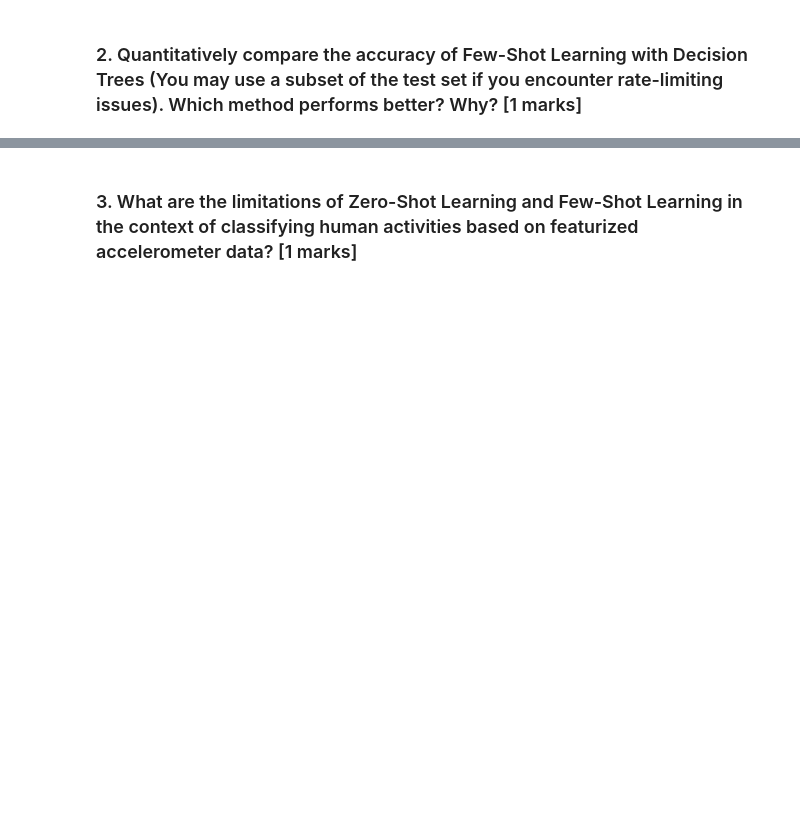
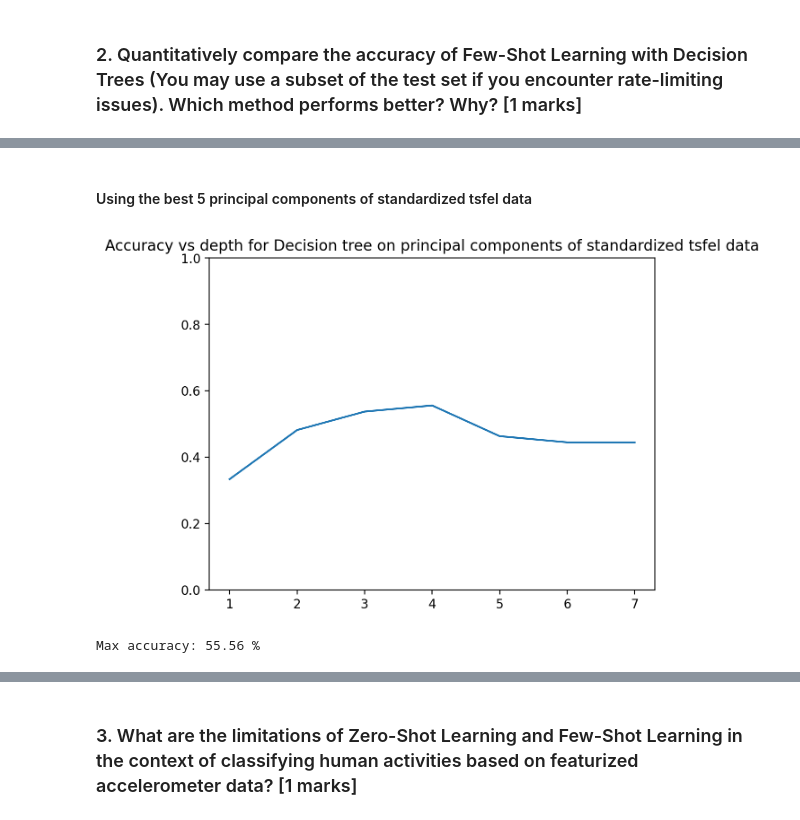
Before and after one commit to Reckadon/ES335-ML-Assignment-1, a Jupyter notebook: Task3.ipynb, the cells around one changed output, grey strips where cells are left out. Saved outputs shown, nothing was run; the diff lists cells and outputs as text; code cells hidden in the pictures; blank space fills up the shorter version.

```diff
--- a/Task3.ipynb
+++ b/Task3.ipynb
@@ -495,0 +513,21 @@ The reasons behind this can be many, including:
+# %% [markdown]
+#### Using the best 5 principal components of standardized tsfel data
+# %%
+from sklearn.metrics import accuracy_score
+from sklearn.tree import DecisionTreeClassifier
+
+m = []
+for i in range(1, 8):
+    clf = DecisionTreeClassifier(random_state=42,max_depth=i)
+    clf.fit(pca_features_train, y_train)
+    y_pred = clf.predict(pca_features_test)
+    m.append((accuracy_score(y_test, y_pred)))
+
+plt.plot(list(range(1, 8)), m)
+plt.ylim(0,1)
+plt.title("Accuracy vs depth for Decision tree on principal components of standardized tsfel data")
+plt.show()
+print("Max accuracy:",np.round(np.max(m)*100, 2),"%")
+# %% [output]
+[figure, added]
+Max accuracy: 55.56 %
```
Also changed, not shown: parts of 5 cells of this notebook.
